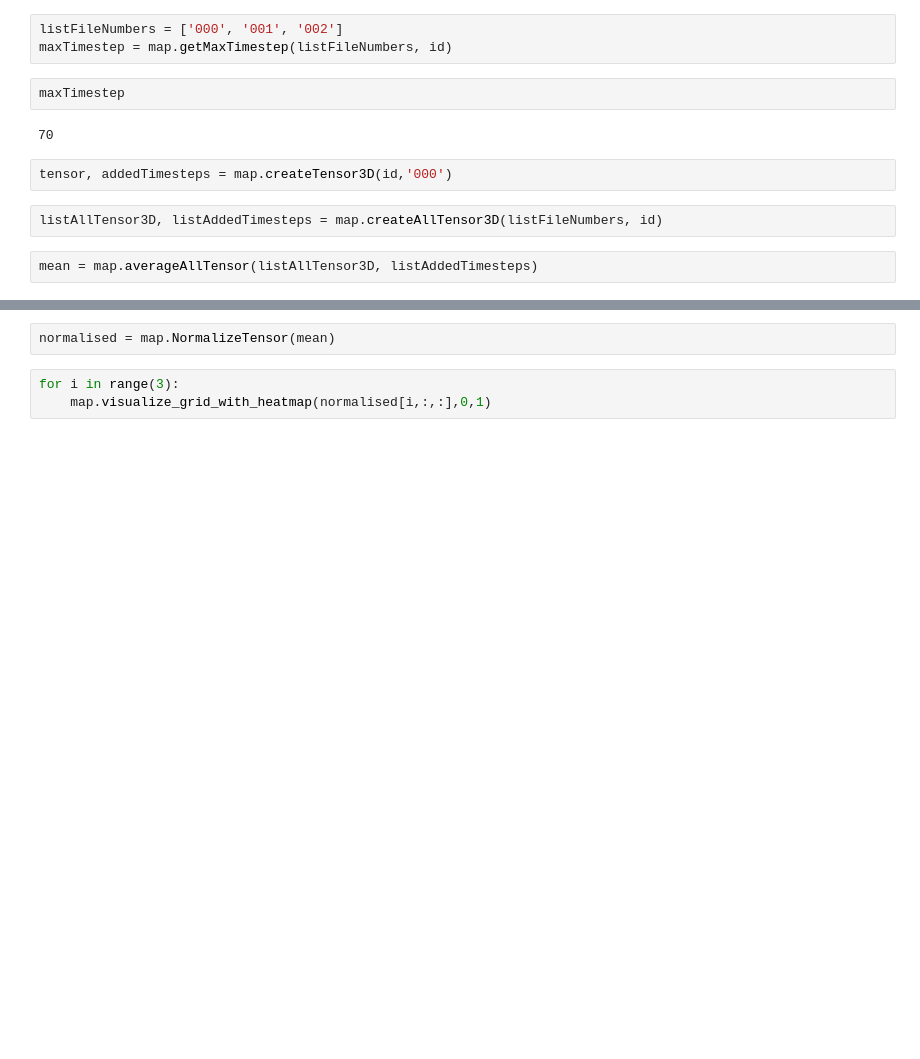
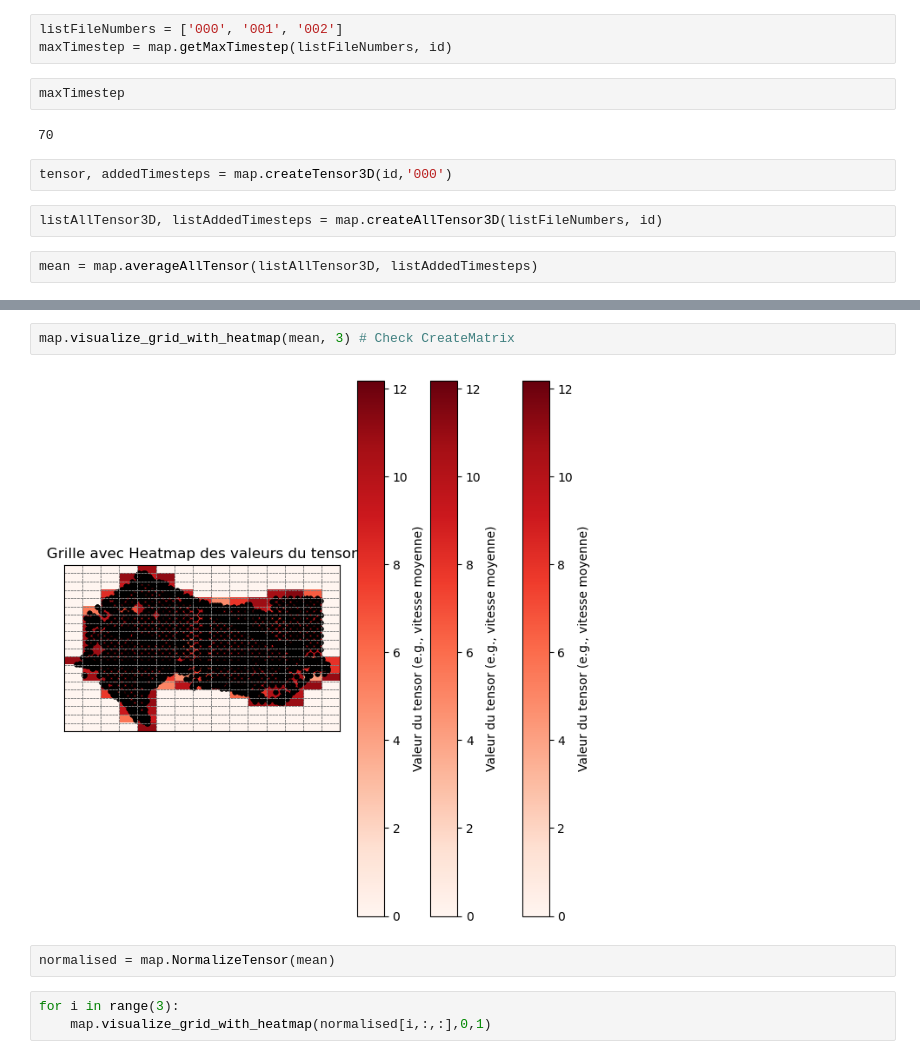
Before and after one commit to koenga/Projet-CE-1, a Jupyter notebook: V2.ipynb, the cells around one changed output, grey strips where cells are left out. Saved outputs shown, nothing was run; the diff lists cells and outputs as text; blank space fills up the shorter version.

```diff
--- a/V2.ipynb
+++ b/V2.ipynb
@@ -440,3 +468,7 @@ for i in range(3):
+# %%
+map.visualize_grid_with_heatmap(mean, 3) # Check CreateMatrix
+# %% [output]
+[figure, added]
 # %%
 normalised = map.NormalizeTensor(mean)
 # %%
```
Also changed, not shown: parts of 12 cells of this notebook.
